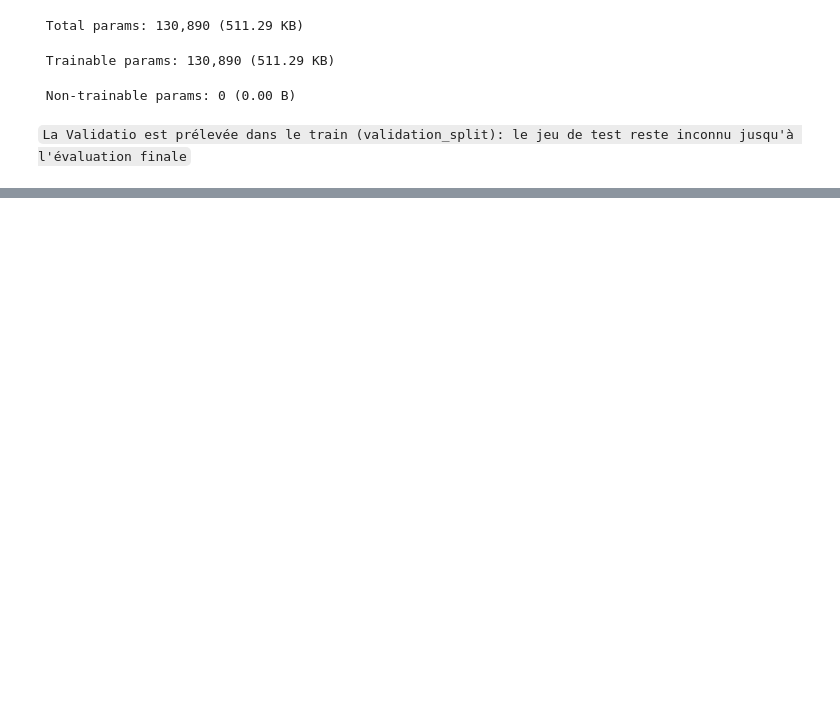
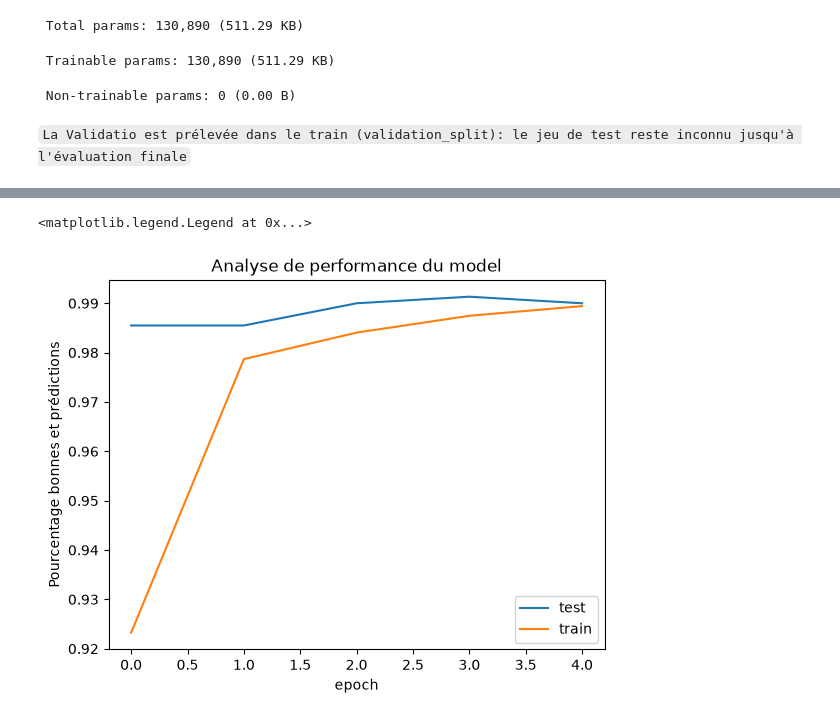
Before and after one commit to Tesfabirhan-WR/deep-learning, a Jupyter notebook: mnist_learning.ipynb, the cells around one changed output, grey strips where cells are left out. Cells and saved outputs as stored; diff of their text form; code cells hidden in the pictures; blank space fills up the shorter version.

```diff
--- a/mnist_learning.ipynb
+++ b/mnist_learning.ipynb
@@ -100,3 +100,15 @@ Epoch 5/5
+# %%
+# plot
+
+plt.plot(history.history["val_accuracy"])
+plt.plot(history.history["accuracy"])
+plt.title("Analyse de performance du model")
+plt.xlabel("epoch")
+plt.ylabel("Pourcentage bonnes et prédictions")
+plt.legend(["test", "train"])
+# %% [output]
+<matplotlib.legend.Legend at 0x...>
+[figure, added]
 # %%
 loss, acc=model.evaluate(X_test, y_test, verbose=2)
 print(f"\nPrécision sur le test: {acc*100:.2f}")
```
Also changed, not shown: parts of 7 cells of this notebook.
